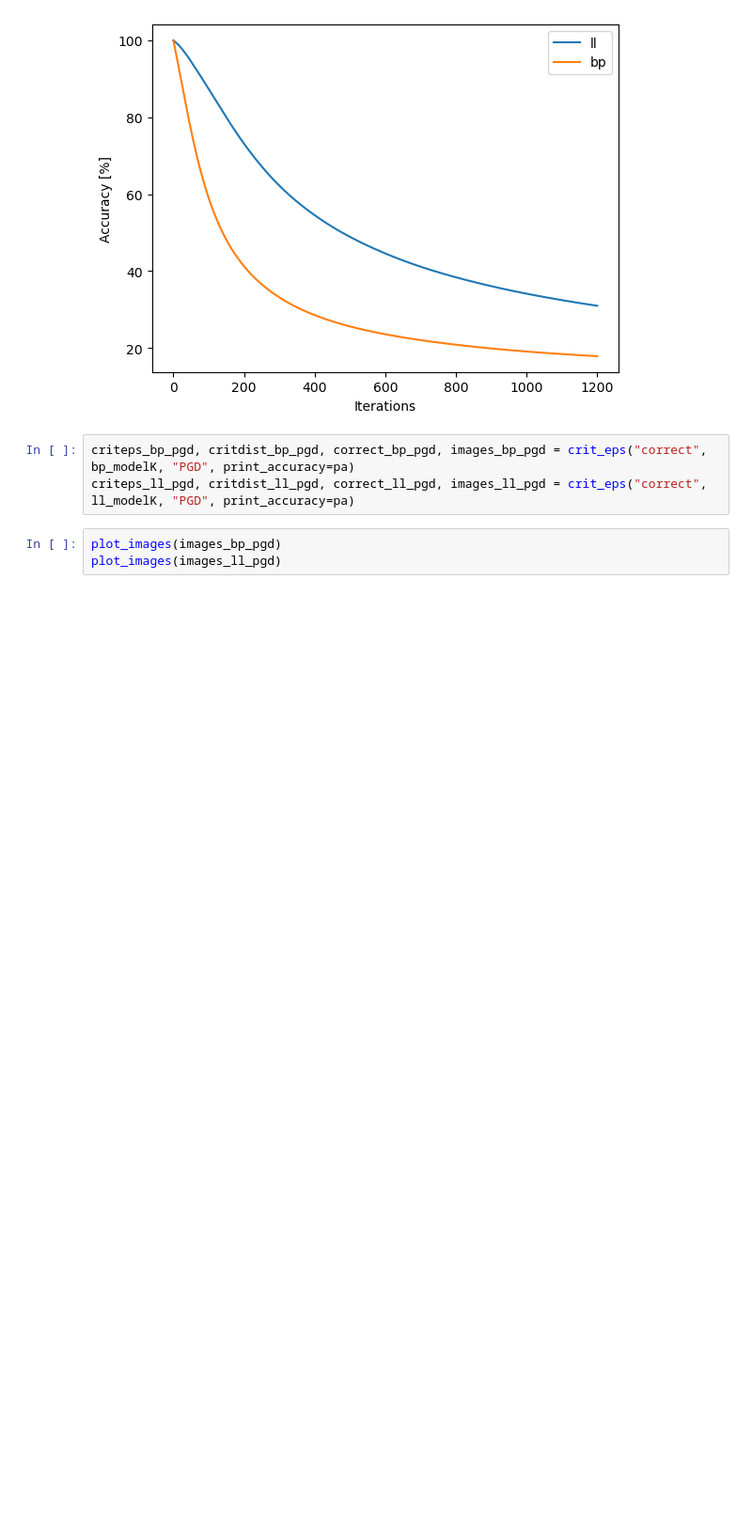
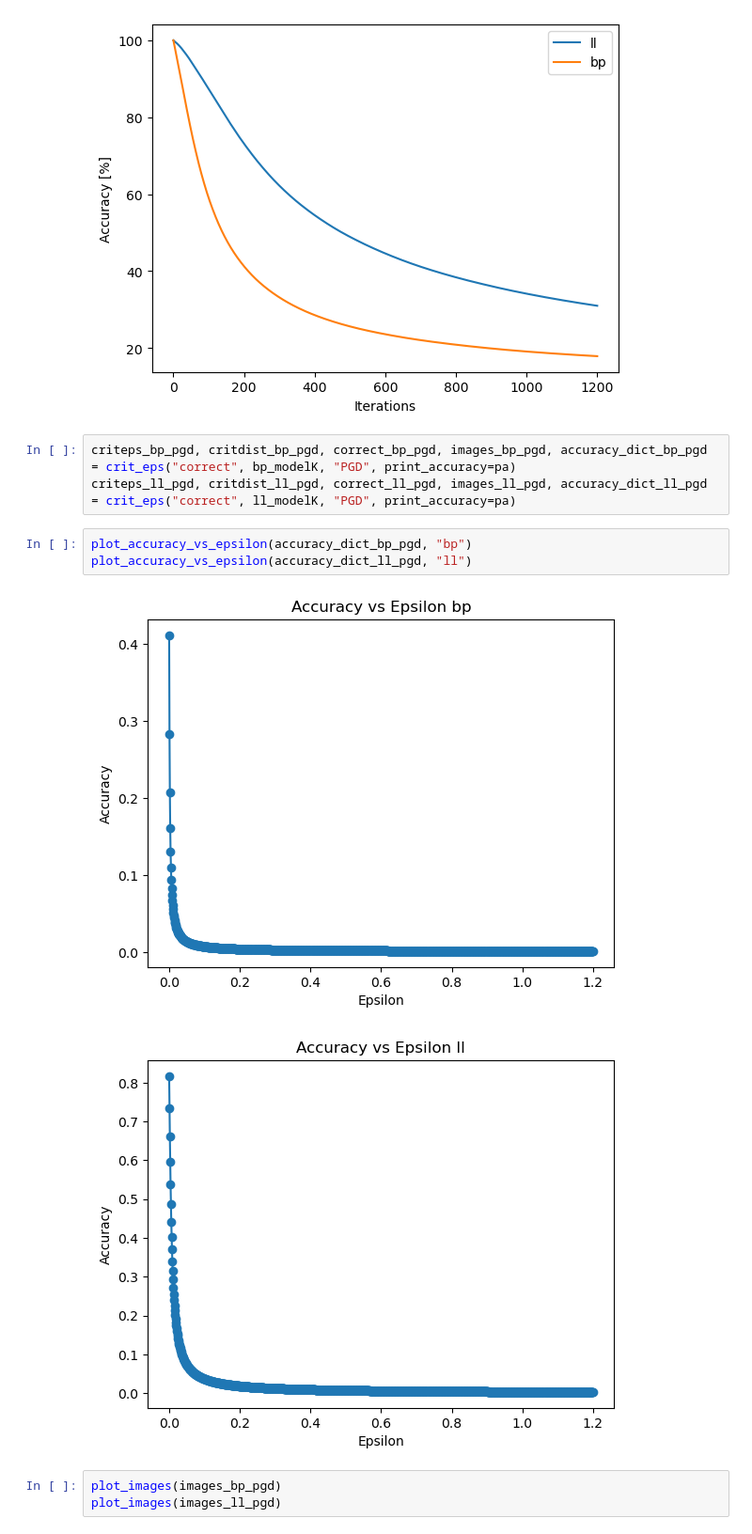
Before and after one commit to holzhauk/LocalLearning, a Jupyter notebook: notebooks/Attacks and boxplots .ipynb, the cells around one changed output. Shown: that part at 94% size. Cells and saved outputs as stored; diff of their text form; blank space fills up the shorter version.

```diff
--- a/notebooks/Attacks and boxplots .ipynb
+++ b/notebooks/Attacks and boxplots .ipynb
@@ -313,8 +335,14 @@ plot_accuracy(correct_ll_wn,correct_bp_wn)
 [figure]
 [figure]
 # %%
-criteps_bp_pgd, critdist_bp_pgd, correct_bp_pgd, images_bp_pgd = crit_eps("correct", bp_modelK, "PGD", print_accuracy=pa)
-criteps_ll_pgd, critdist_ll_pgd, correct_ll_pgd, images_ll_pgd = crit_eps("correct", ll_modelK, "PGD", print_accuracy=pa)
+criteps_bp_pgd, critdist_bp_pgd, correct_bp_pgd, images_bp_pgd, accuracy_dict_bp_pgd = crit_eps("correct", bp_modelK, "PGD", print_accuracy=pa)
+criteps_ll_pgd, critdist_ll_pgd, correct_ll_pgd, images_ll_pgd, accuracy_dict_ll_pgd = crit_eps("correct", ll_modelK, "PGD", print_accuracy=pa)
+# %%
+plot_accuracy_vs_epsilon(accuracy_dict_bp_pgd, "bp")
+plot_accuracy_vs_epsilon(accuracy_dict_ll_pgd, "ll")
+# %% [output]
+[figure, added]
+[figure, added]
 # %%
 plot_images(images_bp_pgd)
 plot_images(images_ll_pgd)
```
Also changed, not shown: parts of 6 cells of this notebook.
